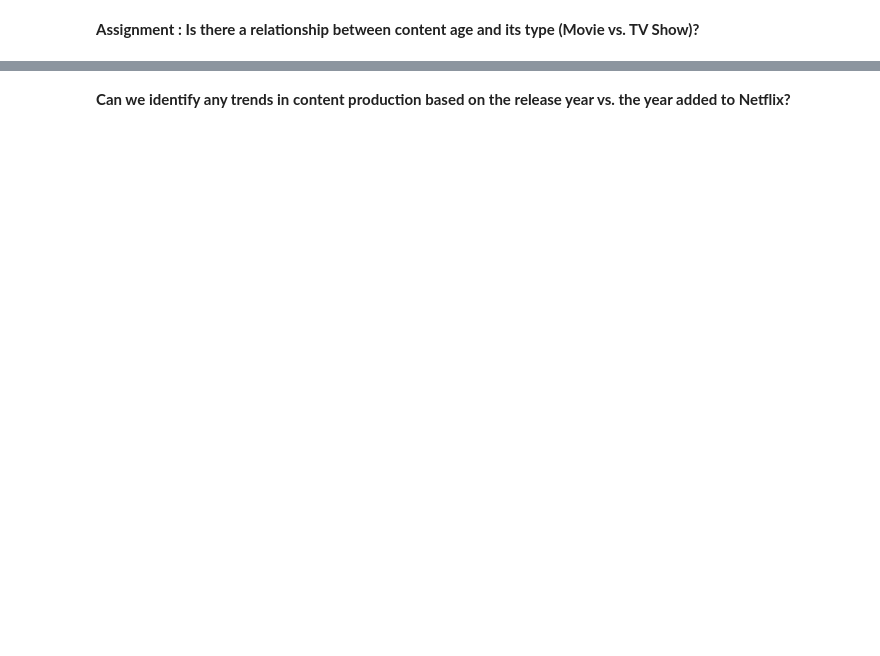
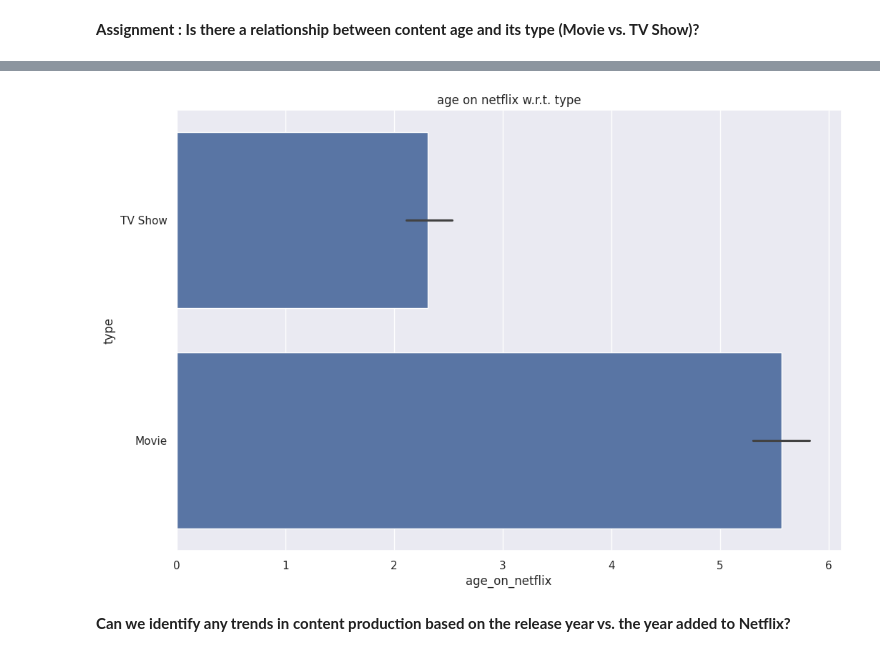
Before and after one commit to raginibalure/Training_ML_DS_AI, a Jupyter notebook: EDA_NetFlix.ipynb, the cells around one changed output, grey strips where cells are left out. Drawn from its saved outputs; the diff is of its cells as text; code cells hidden in the pictures; blank space fills up the shorter version.

```diff
--- a/EDA_NetFlix.ipynb
+++ b/EDA_NetFlix.ipynb
@@ -583,2 +573,39 @@ cross_tabulation
+# %%
+
+
+# Plot the data
+'''
+content_age_type = df.groupby(['age_on_netflix', 'type']).size().unstack().fillna(0)
+content_age_type.head()
+plt.figure(figsize=(14, 8))
+content_age_type.plot(kind='bar', marker='o', figsize=(14, 8))
+plt.title('age on netflix w.r.t. type')
+plt.xlabel('age_on_netflix')
+plt.ylabel('type')
+plt.legend(title='Content Type')
+plt.grid(True)
+plt.show()
+
+'''
+#Analyzing Relationship
+#contigency table
+contigency = pd.crosstab(df['age_on_netflix'],df['type'])
+#contigency
+
+#chi-square test
+chi2, p, dof, expected = chi2_contingency(contigency)
+#print('chi-square statistic:', chi2)
+#print('p-value:', p)
+
+#Plot the data
+plt.figure(figsize=(12, 8))
+sns.barplot(y='type', x='age_on_netflix', data=df)
+#sns.countplot(data=df, x= "age_on_netflix", hue='type')
+plt.title('age on netflix w.r.t. type')
+plt.xlabel('age_on_netflix')
+plt.ylabel('type')
+plt.show()
+# %% [output]
+[figure, added]
 # %% [markdown]
 **Can we identify any trends in content production based on the release year vs. the year added to Netflix?**
```
Also changed, not shown: parts of 10 cells of this notebook.
